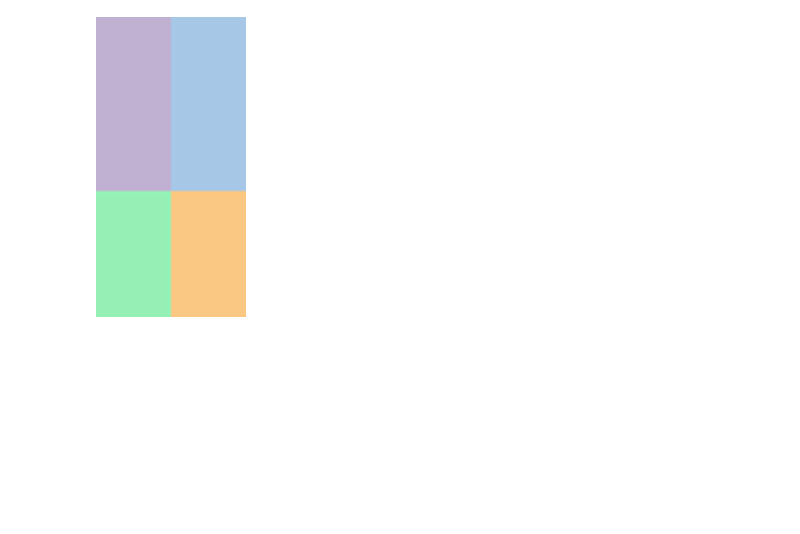
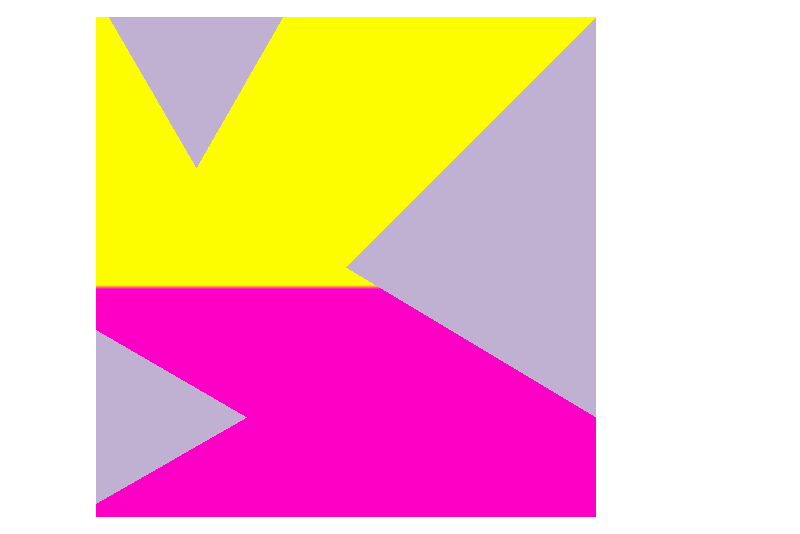
Before and after one commit to mr-usurper/aura_vis, a Jupyter notebook: aura_viz.ipynb, the cells around one changed output. Cells and saved outputs as stored; diff of their text form; code cells hidden in the pictures; blank space fills up the shorter version.

```diff
--- a/aura_viz.ipynb
+++ b/aura_viz.ipynb
@@ -383,16 +8,17 @@ import pandas as pd
 file = pd.read_excel('https://docs.google.com/spreadsheets/d/e/2PACX-1vQNbHbiU-mp_jpnYscPtm2sS7oMZPd5ouKUnzUYUZTalcd8iG5TJjQemt-Vk2Gt-ER6w1GvXJkS_Q5d/pub?output=xlsx')
 
 sad = file['sadness']
-effect_s = file['effect']
 anger = file['anger']
-effect_a = file['effect.1']
+tired = file['tiredness']
 exc = file['excitement']
-effect_e = file['effect.2']
-tired = file['tiredness']
-effect_t = file['effect.3']
+grateful = file['gratefulness']
 calm = file['calmness']
-effect_c = file['effect.4']
-fear = file['fear']
-effect_f = file['effect.5']
 
-№file
+# 165, 201, 253 blue 0
+# 255, 105, 97 red 1
+# 192, 176, 209 purple 2
+# 253, 253, 150 yellow 3
+# 245, 174, 190 pink 4
+# 150, 239, 181 green 5
+
+file
@@ -497,47 +147,61 @@ coef
 # %%
 import numpy as np
 import matplotlib.pyplot as plt
 from PIL import Image, ImageFilter, ImageDraw
 
-w = 50
+w = 100
 h = 100
 mood1 = mood1_value
 mood2 = mood2_value
 i = 0
 j = 0
 
 #the vertical stretch is dependent on the percentage of that mood out of overall moods
 #core colors are for the ribbons that will be added later
 #secondary colors are the ones used in the gradient
 
 array = np.zeros([h, w, 3], dtype=np.uint8)
-
-#142,101,169 dark purple
-
+clr = 0
 for i in range(0, mood1):
-  for j in range(0, int(w/2)):
-    array[i,j] = [192,176,209] #purple
-
-for i in range(0, mood1):
-  for j in range(int(w/2), w):
-    array[i,j] = [167, 199, 231] #blue
+  for j in range(w):
+    clr = top1+3
+    if avgs[clr] < 10 and avgs[clr] > 8:
+      array[i,j] = colors[clr+6]
+    elif avgs[clr] < 8 and avgs[clr] > 5:
+      array[i,j] = colors[clr]
+    elif avgs[clr] < 5 and avgs[clr] > 0:
+      array[i,j] = colors[clr+12]
 
 for i in range(mood1, h):
-  for j in range(0, int(w/2)):
-    array[i,j] = [150,240,182] #green
-
-for i in range(mood1, h):
-  for j in range(int(w/2), w):
-    array[i,j] = [250,200,130] #orange
+  for j in range(w):
+    clr = top2+3
+    if avgs[clr] < 10 and avgs[clr] > 8:
+      array[i,j] = colors[clr+6]
+    elif avgs[clr] < 8 and avgs[clr] > 5:
+      array[i,j] = colors[clr]
+    elif avgs[clr] < 5 and avgs[clr] > 0:
+      array[i,j] = colors[clr+12]
 
 img = Image.fromarray(array)
 
-scale = 3
+scale = 5
 scaled = img.resize((w*scale, h*scale))
 
+if avgs[bottom1] < 10 and avgs[bottom1] > 8:
+  clr = bottom1 + 6
+elif avgs[bottom1] < 8 and avgs[bottom1] > 5:
+  clr = bottom1
+elif avgs[bottom1] < 5 and avgs[bottom1] > 0:
+  clr = bottom1 + 12
+draw = ImageDraw.Draw(scaled)
+
+#pos = randint(1,3)
+#add randomly changing the location of the blocks
+
+draw.regular_polygon((100,50,100), 3, rotation = 180, fill=(tuple(colors[clr])))
+draw.regular_polygon((50,400,100), 3, rotation = -90, fill=(tuple(colors[clr])))
+draw.polygon(((w*scale, 0), (w*scale, w*scale-100), (w*scale-250, w*scale/2)), fill=(tuple(colors[clr])))
+
 scaled
-
-
-#-------------------------------------------------#
 # %% [output]
-[figure, old version]
+[figure, new version]
```
Also changed, not shown: parts of 25 cells of this notebook.
